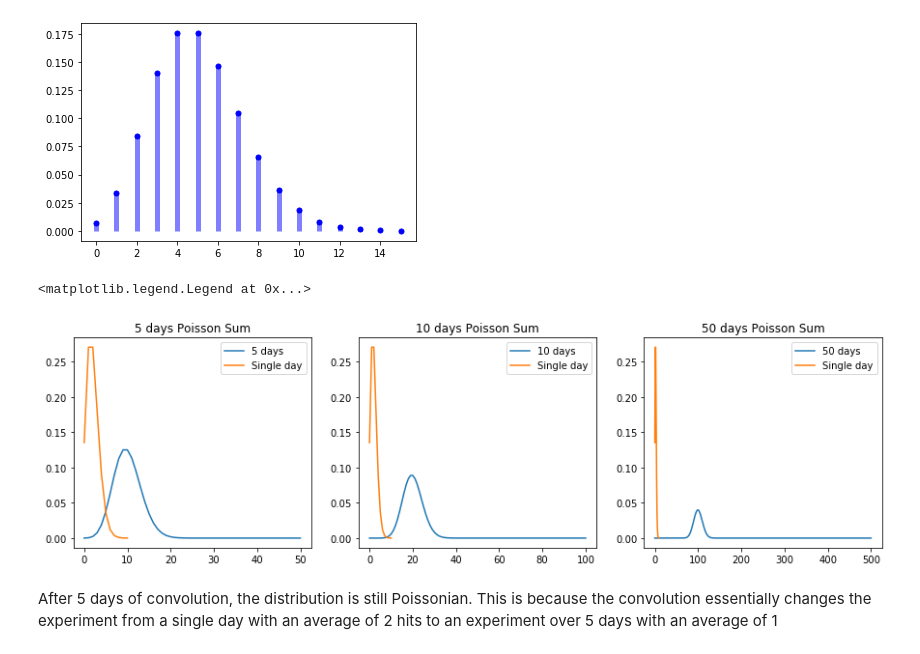
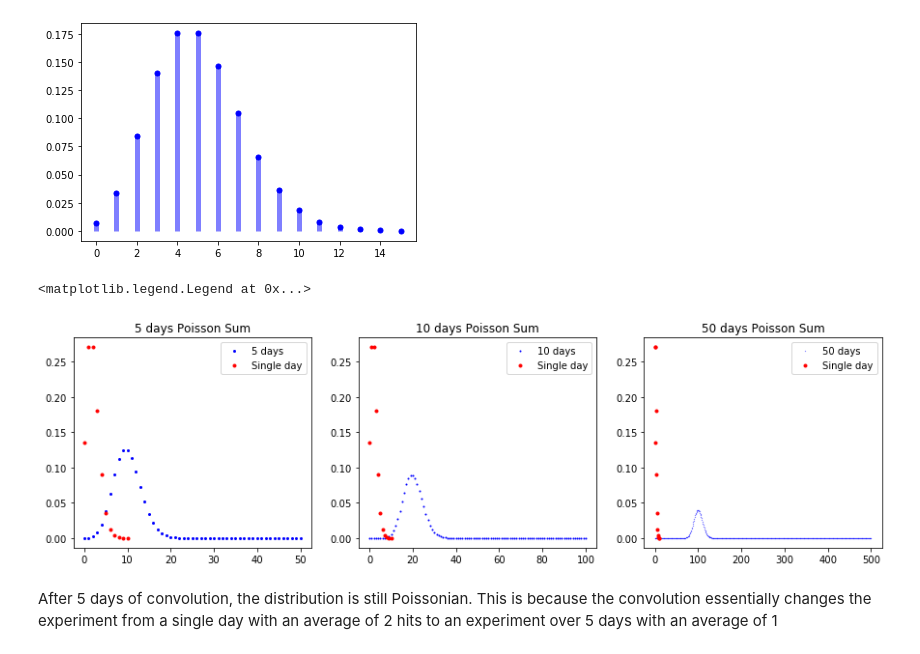
Before and after one commit to maverickmillican/Phys_434_Millican, a Jupyter notebook: Lab2_Millican.ipynb, the cells around one changed output. Saved outputs shown, nothing was run; the diff lists cells and outputs as text; code cells hidden in the pictures.

```diff
--- a/Lab2_Millican.ipynb
+++ b/Lab2_Millican.ipynb
@@ -27,36 +27,39 @@ plt.vlines(x, 0, stats.poisson.pmf(x, mu, offset), colors='b', lw=5, alpha=0.5)
 # %%
 fig, (ax, ax2, ax3) = plt.subplots(1, 3, figsize = (15, 4))
 days = 5
 x = np.linspace(0, 10, 11)
 err_y = stats.poisson.pmf(x, err_mu, offset)
 y = np.convolve(err_y, err_y)
 for i in range (2, days):
     y = np.convolve(y, err_y)
-ax.plot(y, label = f'{days} days')
-ax.plot(x, err_y, label = 'Single day')
+new_x = np.linspace(0, 10*days, 10*days+1)
+ax.plot(new_x,y, 'bo', lw=0, ms=10/days, label = f'{days} days')
+ax.plot(x, err_y, 'ro', lw=0, ms=3, label = 'Single day')
 days = 10
 x = np.linspace(0, 10, 11)
 err_y = stats.poisson.pmf(x, err_mu, offset)
 y = np.convolve(err_y, err_y)
 for i in range (2, days):
     y = np.convolve(y, err_y)
-ax2.plot(y, label = f'{days} days')
-ax2.plot(x, err_y, label = 'Single day')
+new_x = np.linspace(0, 10*days, 10*days+1)
+ax2.plot(new_x, y, 'bo', lw=0, ms=10/days, label = f'{days} days')
+ax2.plot(x, err_y, 'ro', lw=0, ms=3, label = 'Single day')
 days = 50
 x = np.linspace(0, 10, 11)
 err_y = stats.poisson.pmf(x, err_mu, offset)
 y = np.convolve(err_y, err_y)
 for i in range (2, days):
     y = np.convolve(y, err_y)
-ax3.plot(y, label = f'{days} days')
-ax3.plot(x, err_y, label = 'Single day')
+new_x = np.linspace(0, 10*days, 10*days+1)
+ax3.plot(new_x, y, 'bo', lw=0, ms=10/days, label = f'{days} days')
+ax3.plot(x, err_y, 'ro', lw=1, ms=3, label = 'Single day')
 
 ax.set_title('5 days Poisson Sum'); ax.legend()
 ax2.set_title('10 days Poisson Sum'); ax2.legend()
 ax3.set_title('50 days Poisson Sum'); ax3.legend()
 # %% [output]
 <matplotlib.legend.Legend at 0x...>
-[figure, old version]
+[figure, new version]
 # %% [markdown]
 After 5 days of convolution, the distribution is still Poissonian. This is because the convolution essentially changes the experiment from a single day with an average of 2 hits to an experiment over 5 days with an average of 1
 # %%
```
Also changed, not shown: parts of 1 cell of this notebook.
